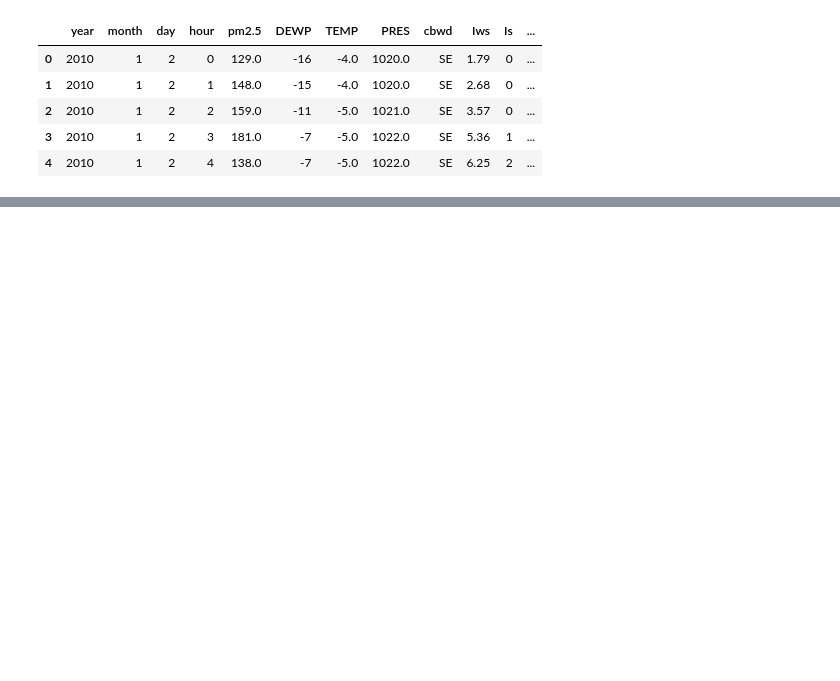
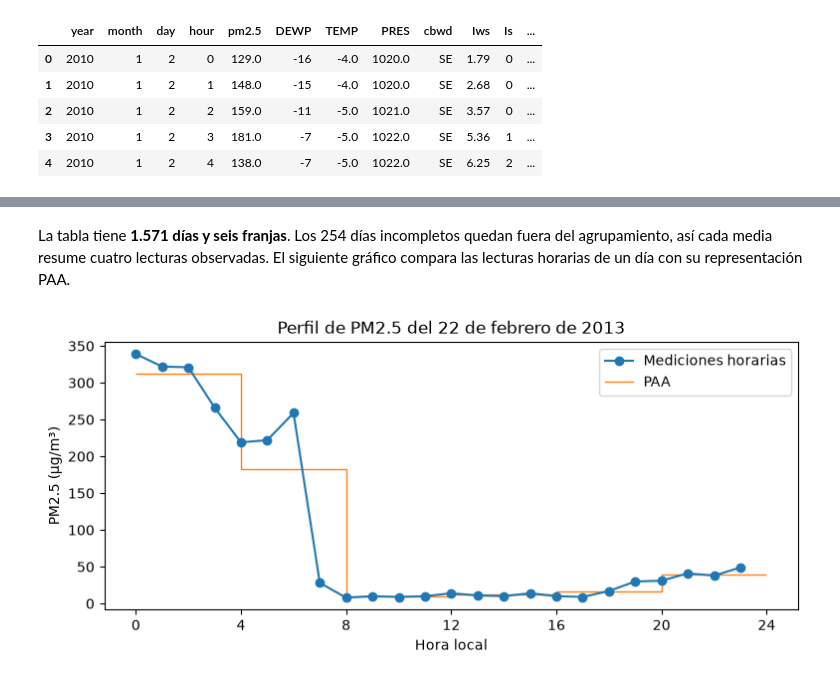
Before and after one commit to anton-p0g/Proyecto-Descubrimiento, a Jupyter notebook: Analisis_PM25.ipynb, the cells around one changed output, grey strips where cells are left out. Drawn from its saved outputs; the diff is of its cells as text; code cells hidden in the pictures; blank space fills up the shorter version.

Commit message:
preprocesamiento + analisis

```diff
--- a/Analisis_PM25.ipynb
+++ b/Analisis_PM25.ipynb
@@ -80,0 +97,18 @@ datos_analisis.head()
+# %%
+pm25_por_dia = (
+    datos_analisis.assign(dia=datos_analisis["fecha_hora"].dt.date)
+    .pivot(index="dia", columns="hour", values="pm2.5")
+    .reindex(columns=range(24))
+)
+
+dias_completos = pm25_por_dia.dropna()
+
+perfiles_paa = pd.DataFrame({
+    f"{inicio:02d}–{inicio + 3:02d}": (
+        dias_completos.loc[:, inicio:inicio + 3].mean(axis=1)
+    )
+    for inicio in range(0, 24, 4)
+})
+
+display(perfiles_paa.head())
+print(perfiles_paa.shape)
@@ -80,0 +124,26 @@ datos_analisis.head()
+# %% [markdown]
+La tabla tiene **1.571 días y seis franjas**. Los 254 días incompletos quedan fuera del agrupamiento, así cada media resume cuatro lecturas observadas. El siguiente gráfico compara las lecturas horarias de un día con su representación PAA.
+# %%
+import matplotlib.pyplot as plt
+
+dia = pd.Timestamp("2013-02-22").date()
+
+fig, ax = plt.subplots(figsize=(9, 3.5))
+ax.plot(
+    range(24), dias_completos.loc[dia],
+    marker="o", label="Mediciones horarias",
+)
+ax.stairs(
+    perfiles_paa.loc[dia], edges=range(0, 25, 4),
+    baseline=None, label="PAA",
+)
+ax.set(
+    title="Perfil de PM2.5 del 22 de febrero de 2013",
+    xlabel="Hora local",
+    ylabel="PM2.5 (µg/m³)",
+    xticks=range(0, 25, 4),
+)
+ax.legend()
+plt.show()
+# %% [output]
+[figure, added]
```
Also changed, not shown: parts of 38 cells of this notebook, 3 other files.
